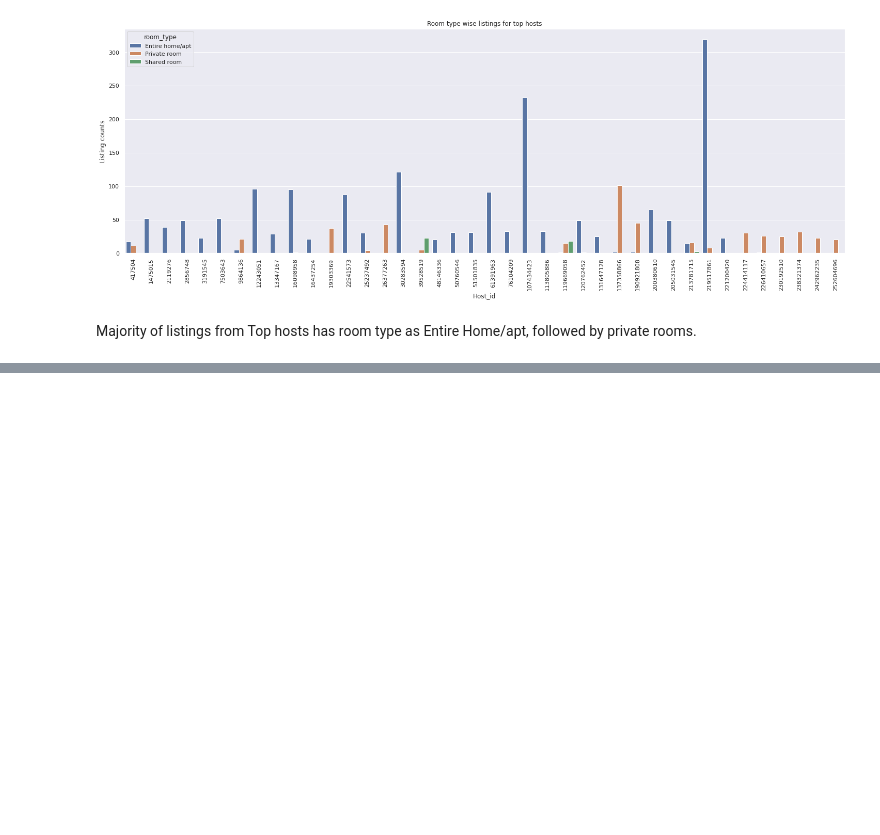
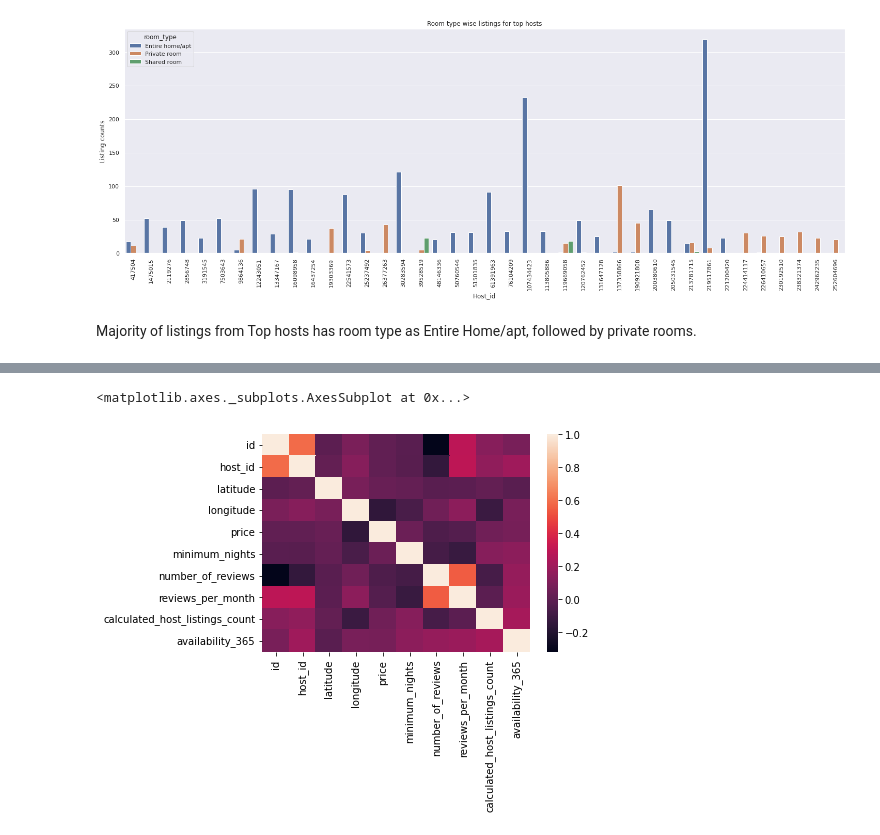
Before and after one commit to abdulaziz2208/Airbnb-Bookings-analysis, a Jupyter notebook: Airbnb_Bookings_Analysis_Capstone_Project.ipynb, the cells around one changed output, grey strips where cells are left out. Saved outputs shown, nothing was run; the diff lists cells and outputs as text; code cells hidden in the pictures; blank space fills up the shorter version.

```diff
--- a/Airbnb_Bookings_Analysis_Capstone_Project.ipynb
+++ b/Airbnb_Bookings_Analysis_Capstone_Project.ipynb
@@ -396,0 +415,6 @@ Majority of listings from Top hosts has room type as Entire Home/apt, followed b
+# %%
+import seaborn as sns
+sns.heatmap(df.corr())
+# %% [output]
+<matplotlib.axes._subplots.AxesSubplot at 0x...>
+[figure, added]
```
Also changed, not shown: parts of 3 cells of this notebook.
